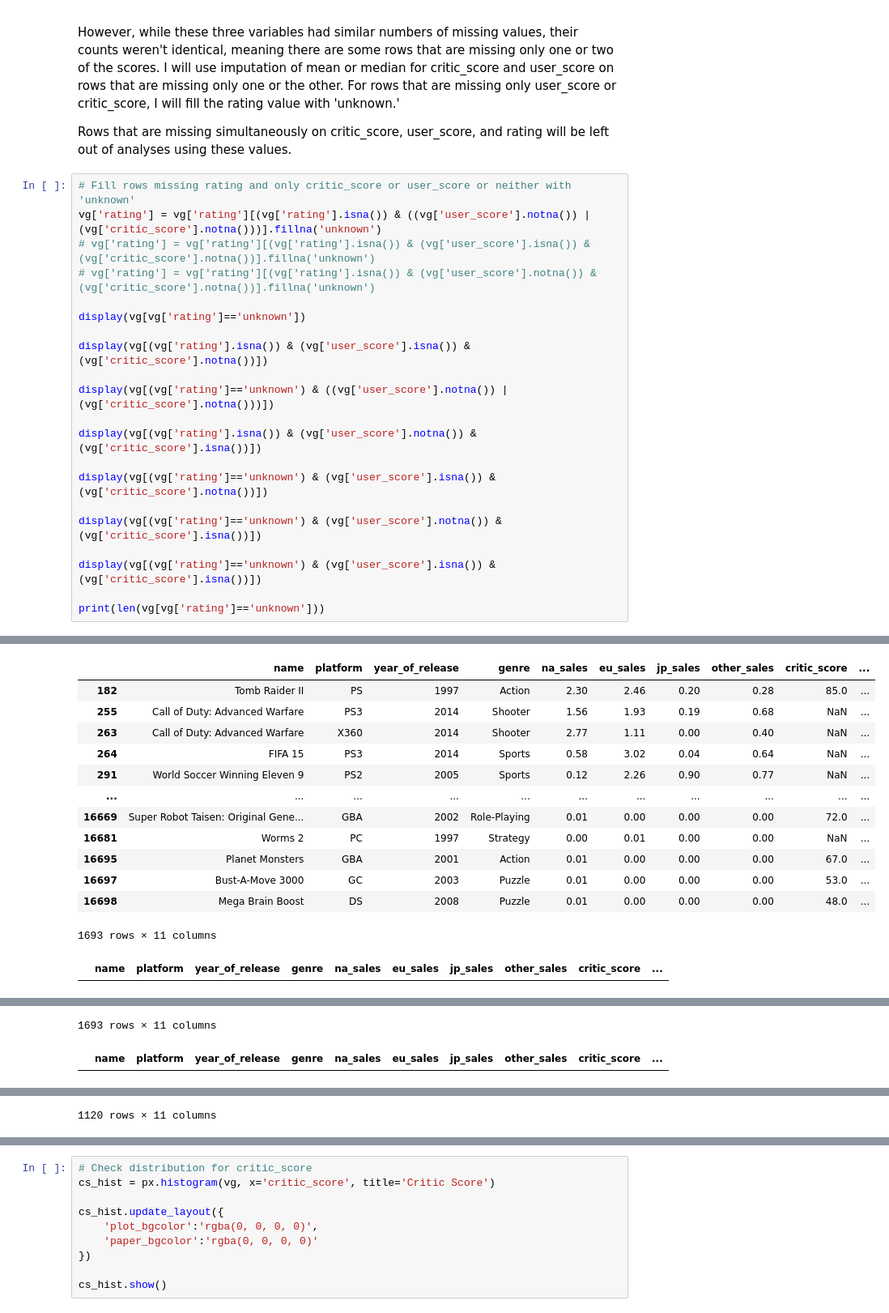
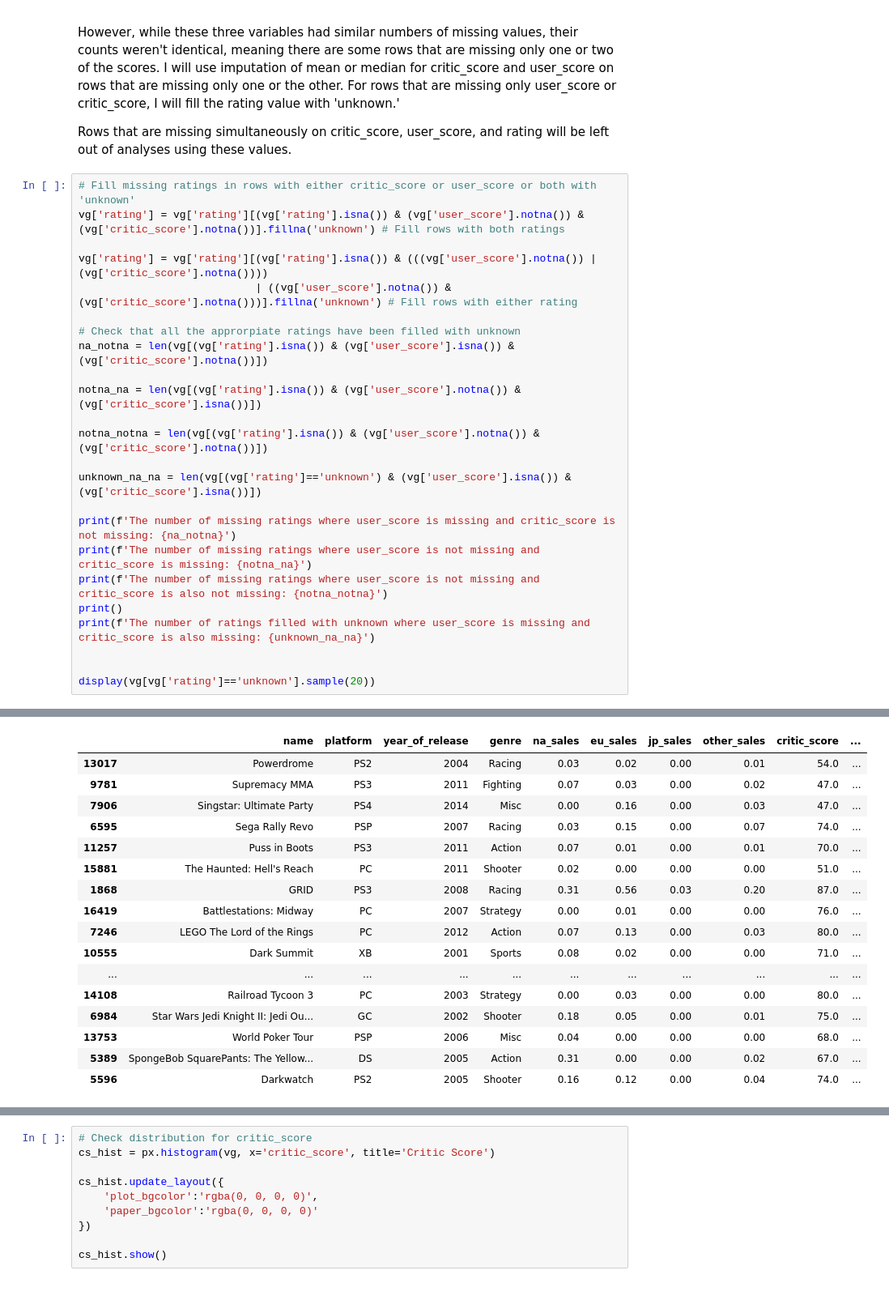
Before and after one commit to kellyshreeve/Forecasting-Global-Video-Game-Preference, a Jupyter notebook: Data Analysis.ipynb, the cells around one changed output, grey strips where cells are left out. Shown at 81% size. Saved outputs shown, nothing was run; the diff lists cells and outputs as text; blank space fills up the shorter version.

Commit message:
More missing value work

```diff
--- a/Data Analysis.ipynb
+++ b/Data Analysis.ipynb
@@ -295,24 +295,27 @@ However, while these three variables had similar numbers of missing values, thei
 
 Rows that are missing simultaneously on critic_score, user_score, and rating will be left out of analyses using these values.
 # %%
-# Fill rows missing rating and only critic_score or user_score or neither with 'unknown'
-vg['rating'] = vg['rating'][(vg['rating'].isna()) & ((vg['user_score'].notna()) | (vg['critic_score'].notna()))].fillna('unknown')
-# vg['rating'] = vg['rating'][(vg['rating'].isna()) & (vg['user_score'].isna()) & (vg['critic_score'].notna())].fillna('unknown')
-# vg['rating'] = vg['rating'][(vg['rating'].isna()) & (vg['user_score'].notna()) & (vg['critic_score'].notna())].fillna('unknown')
+# Fill missing ratings in rows with either critic_score or user_score or both with 'unknown'
+vg['rating'] = vg['rating'][(vg['rating'].isna()) & (vg['user_score'].notna()) & (vg['critic_score'].notna())].fillna('unknown') # Fill rows with both ratings
 
-display(vg[vg['rating']=='unknown'])
+vg['rating'] = vg['rating'][(vg['rating'].isna()) & (((vg['user_score'].notna()) | (vg['critic_score'].notna())))
+                            | ((vg['user_score'].notna()) & (vg['critic_score'].notna()))].fillna('unknown') # Fill rows with either rating
 
-display(vg[(vg['rating'].isna()) & (vg['user_score'].isna()) & (vg['critic_score'].notna())])
+# Check that all the approrpiate ratings have been filled with unknown
+na_notna = len(vg[(vg['rating'].isna()) & (vg['user_score'].isna()) & (vg['critic_score'].notna())])
 
-display(vg[(vg['rating']=='unknown') & ((vg['user_score'].notna()) | (vg['critic_score'].notna()))])
+notna_na = len(vg[(vg['rating'].isna()) & (vg['user_score'].notna()) & (vg['critic_score'].isna())])
 
-display(vg[(vg['rating'].isna()) & (vg['user_score'].notna()) & (vg['critic_score'].isna())])
+notna_notna = len(vg[(vg['rating'].isna()) & (vg['user_score'].notna()) & (vg['critic_score'].notna())])
 
-display(vg[(vg['rating']=='unknown') & (vg['user_score'].isna()) & (vg['critic_score'].notna())])
+unknown_na_na = len(vg[(vg['rating']=='unknown') & (vg['user_score'].isna()) & (vg['critic_score'].isna())])
 
-display(vg[(vg['rating']=='unknown') & (vg['user_score'].notna()) & (vg['critic_score'].isna())])
+print(f'The number of missing ratings where user_score is missing and critic_score is not missing: {na_notna}')
+print(f'The number of missing ratings where user_score is not missing and critic_score is missing: {notna_na}')
+print(f'The number of missing ratings where user_score is not missing and critic_score is also not missing: {notna_notna}')
+print()
+print(f'The number of ratings filled with unknown where user_score is missing and critic_score is also missing: {unknown_na_na}')
 
-display(vg[(vg['rating']=='unknown') & (vg['user_score'].isna()) & (vg['critic_score'].isna())])
 
-print(len(vg[vg['rating']=='unknown']))
+display(vg[vg['rating']=='unknown'].sample(20))
 # %% [output]
@@ -319,14 +327,17 @@ print(len(vg[vg['rating']=='unknown']))
 |  | name | platform | year_of_release | genre | na_sales | eu_sales | jp_sales | other_sales | critic_score | ... |
-| 182 | Tomb Raider II | PS | 1997 | Action | 2.30 | 2.46 | 0.20 | 0.28 | 85.0 | ... |
-| 255 | Call of Duty: Advanced Warfare | PS3 | 2014 | Shooter | 1.56 | 1.93 | 0.19 | 0.68 | NaN | ... |
-| 263 | Call of Duty: Advanced Warfare | X360 | 2014 | Shooter | 2.77 | 1.11 | 0.00 | 0.40 | NaN | ... |
-| 264 | FIFA 15 | PS3 | 2014 | Sports | 0.58 | 3.02 | 0.04 | 0.64 | NaN | ... |
-| 291 | World Soccer Winning Eleven 9 | PS2 | 2005 | Sports | 0.12 | 2.26 | 0.90 | 0.77 | NaN | ... |
+| 13017 | Powerdrome | PS2 | 2004 | Racing | 0.03 | 0.02 | 0.00 | 0.01 | 54.0 | ... |
+| 9781 | Supremacy MMA | PS3 | 2011 | Fighting | 0.07 | 0.03 | 0.00 | 0.02 | 47.0 | ... |
+| 7906 | Singstar: Ultimate Party | PS4 | 2014 | Misc | 0.00 | 0.16 | 0.00 | 0.03 | 47.0 | ... |
+| 6595 | Sega Rally Revo | PSP | 2007 | Racing | 0.03 | 0.15 | 0.00 | 0.07 | 74.0 | ... |
+| 11257 | Puss in Boots | PS3 | 2011 | Action | 0.07 | 0.01 | 0.00 | 0.01 | 70.0 | ... |
+| 15881 | The Haunted: Hell's Reach | PC | 2011 | Shooter | 0.02 | 0.00 | 0.00 | 0.00 | 51.0 | ... |
+| 1868 | GRID | PS3 | 2008 | Racing | 0.31 | 0.56 | 0.03 | 0.20 | 87.0 | ... |
+| 16419 | Battlestations: Midway | PC | 2007 | Strategy | 0.00 | 0.01 | 0.00 | 0.00 | 76.0 | ... |
+| 7246 | LEGO The Lord of the Rings | PC | 2012 | Action | 0.07 | 0.13 | 0.00 | 0.03 | 80.0 | ... |
+| 10555 | Dark Summit | XB | 2001 | Sports | 0.08 | 0.02 | 0.00 | 0.00 | 71.0 | ... |
 | ... | ... | ... | ... | ... | ... | ... | ... | ... | ... | ... |
-| 16669 | Super Robot Taisen: Original Gene... | GBA | 2002 | Role-Playing | 0.01 | 0.00 | 0.00 | 0.00 | 72.0 | ... |
-| 16681 | Worms 2 | PC | 1997 | Strategy | 0.00 | 0.01 | 0.00 | 0.00 | NaN | ... |
-| 16695 | Planet Monsters | GBA | 2001 | Action | 0.01 | 0.00 | 0.00 | 0.00 | 67.0 | ... |
-| 16697 | Bust-A-Move 3000 | GC | 2003 | Puzzle | 0.01 | 0.00 | 0.00 | 0.00 | 53.0 | ... |
-| 16698 | Mega Brain Boost | DS | 2008 | Puzzle | 0.01 | 0.00 | 0.00 | 0.00 | 48.0 | ... |
+| 14108 | Railroad Tycoon 3 | PC | 2003 | Strategy | 0.00 | 0.03 | 0.00 | 0.00 | 80.0 | ... |
+| 6984 | Star Wars Jedi Knight II: Jedi Ou... | GC | 2002 | Shooter | 0.18 | 0.05 | 0.00 | 0.01 | 75.0 | ... |
+| 13753 | World Poker Tour | PSP | 2006 | Misc | 0.04 | 0.00 | 0.00 | 0.00 | 68.0 | ... |
+| 5389 | SpongeBob SquarePants: The Yellow... | DS | 2005 | Action | 0.31 | 0.00 | 0.00 | 0.02 | 67.0 | ... |
+| 5596 | Darkwatch | PS2 | 2005 | Shooter | 0.16 | 0.12 | 0.00 | 0.04 | 74.0 | ... |
-1693 rows × 11 columns
-|  | name | platform | year_of_release | genre | na_sales | eu_sales | jp_sales | other_sales | critic_score | ... |
@@ -345,2 +343,0 @@ print(len(vg[vg['rating']=='unknown']))
-1693 rows × 11 columns
-|  | name | platform | year_of_release | genre | na_sales | eu_sales | jp_sales | other_sales | critic_score | ... |
@@ -359 +343,0 @@ print(len(vg[vg['rating']=='unknown']))
-1120 rows × 11 columns
```
Also changed, not shown: parts of 6 cells of this notebook.
